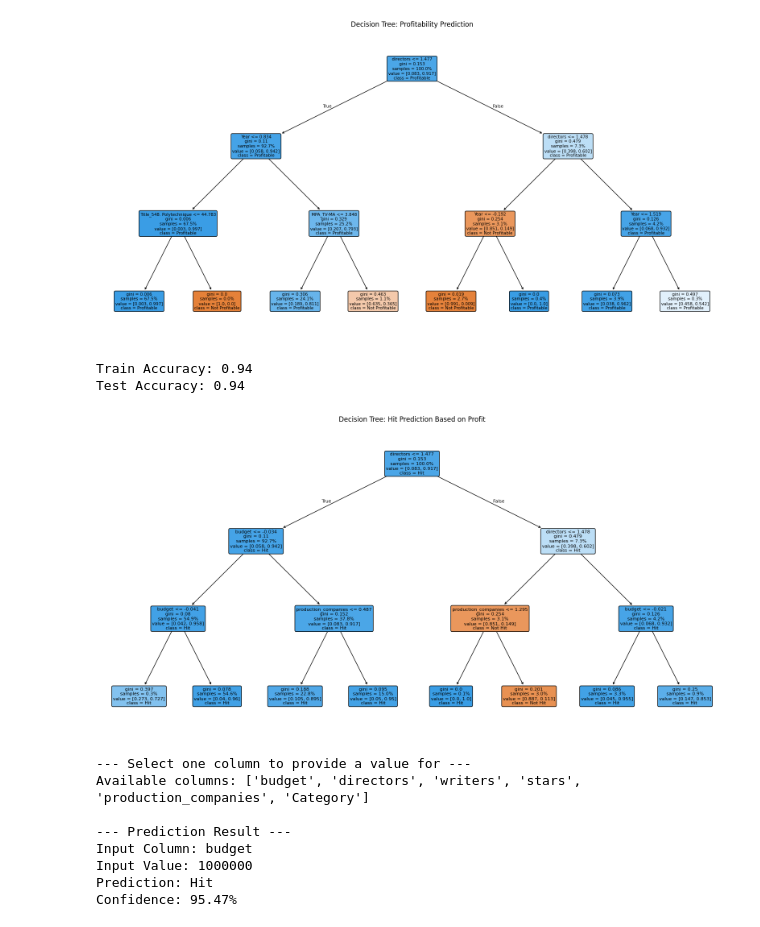
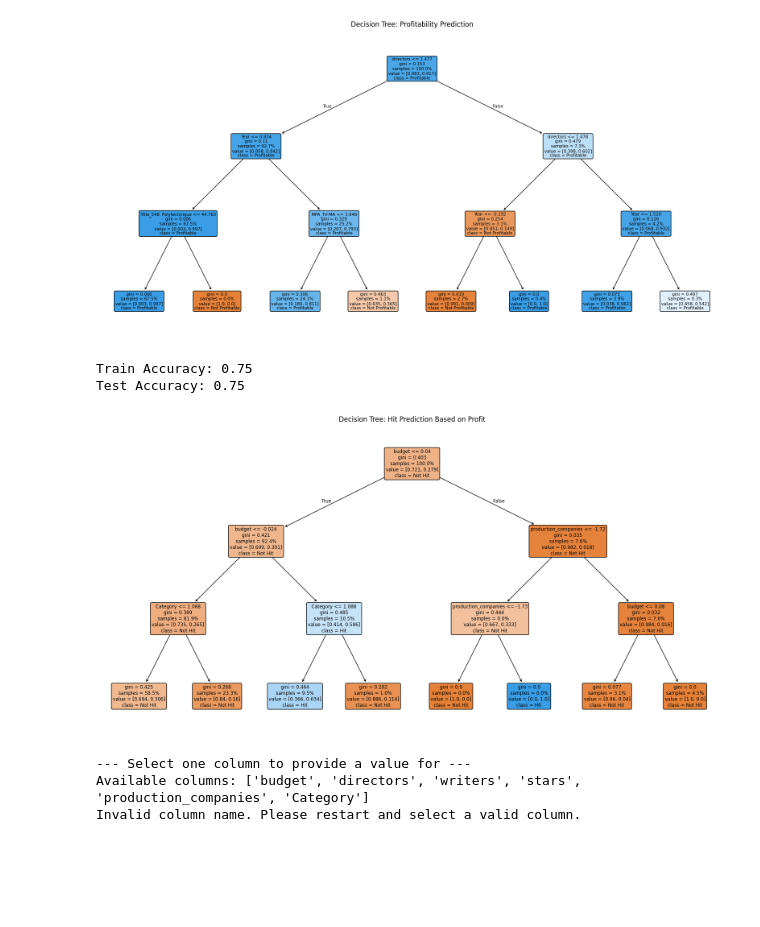
Before and after one commit to Encore-SKN-9/ml_2team, a Jupyter notebook: ys/decision_tree.ipynb, the cells around one changed output. Saved outputs shown, nothing was run; the diff lists cells and outputs as text; code cells hidden in the pictures; blank space fills up the shorter version.

```diff
--- a/ys/decision_tree.ipynb
+++ b/ys/decision_tree.ipynb
@@ -128,7 +128,7 @@ from sklearn.preprocessing import StandardScaler
 df = pd.read_csv('./data/encoded_movies_data.csv')
 
 # Profit을 기준으로 Hit 여부 생성
-df['Hit'] = (df['Profit'] > 0).astype(int)  # Profit > 0 -> Hit(1), else -> Not Hit(0)
+df['Hit'] = (df['Profit'] >= 100).astype(int)  # Profit > 0 -> Hit(1), else -> Not Hit(0)
 
 # X, y 분리
 X = df.drop(['Profit', 'Hit','Year','Title','Duration','MPA'], axis=1)  # Hit을 제외한 나머지를 독립 변수로 사용
@@ -143,36 +143,36 @@ X_train, X_test, y_train, y_test = train_test_split(X, y, random_state=0)
 
 # 데이터 스케일링
 scaler = StandardScaler()
 X_train_scaled = scaler.fit_transform(X_train)
 X_test_scaled = scaler.transform(X_test)
 
 # 결정 트리 모델 학습
 dt_clf = DecisionTreeClassifier(random_state=0, max_depth=3)
 dt_clf.fit(X_train_scaled, y_train)
 
 # 모델 성능 평가
 train_score = dt_clf.score(X_train_scaled, y_train)
 test_score = dt_clf.score(X_test_scaled, y_test)
 print(f"Train Accuracy: {train_score:.2f}")
 print(f"Test Accuracy: {test_score:.2f}")
 
 # 결정 트리 시각화
 plt.figure(figsize=(20, 10))
 plot_tree(
     dt_clf,
     filled=True,
     feature_names=X.columns,
     class_names=['Not Hit', 'Hit'],  # 0 -> Not Hit, 1 -> Hit
     rounded=True,
     proportion=True
 )
 plt.title("Decision Tree: Hit Prediction Based on Profit")
 plt.savefig('hit_decision_tree.png')
 plt.show()
 # %% [output]
-Train Accuracy: 0.94
-Test Accuracy: 0.94
+Train Accuracy: 0.75
+Test Accuracy: 0.75
-[figure, old version]
+[figure, new version]
 # %%
 # 사용자 입력 기반 예측 함수
 def predict_with_column_input():
@@ -214,9 +214,4 @@ predict_with_column_input()
 # %% [output]
 --- Select one column to provide a value for ---
 Available columns: ['budget', 'directors', 'writers', 'stars', 'production_companies', 'Category']
-
---- Prediction Result ---
-Input Column: budget
-Input Value: 1000000
-Prediction: Hit
-Confidence: 95.47%
+Invalid column name. Please restart and select a valid column.
```
Also changed, not shown: 3 other files.
